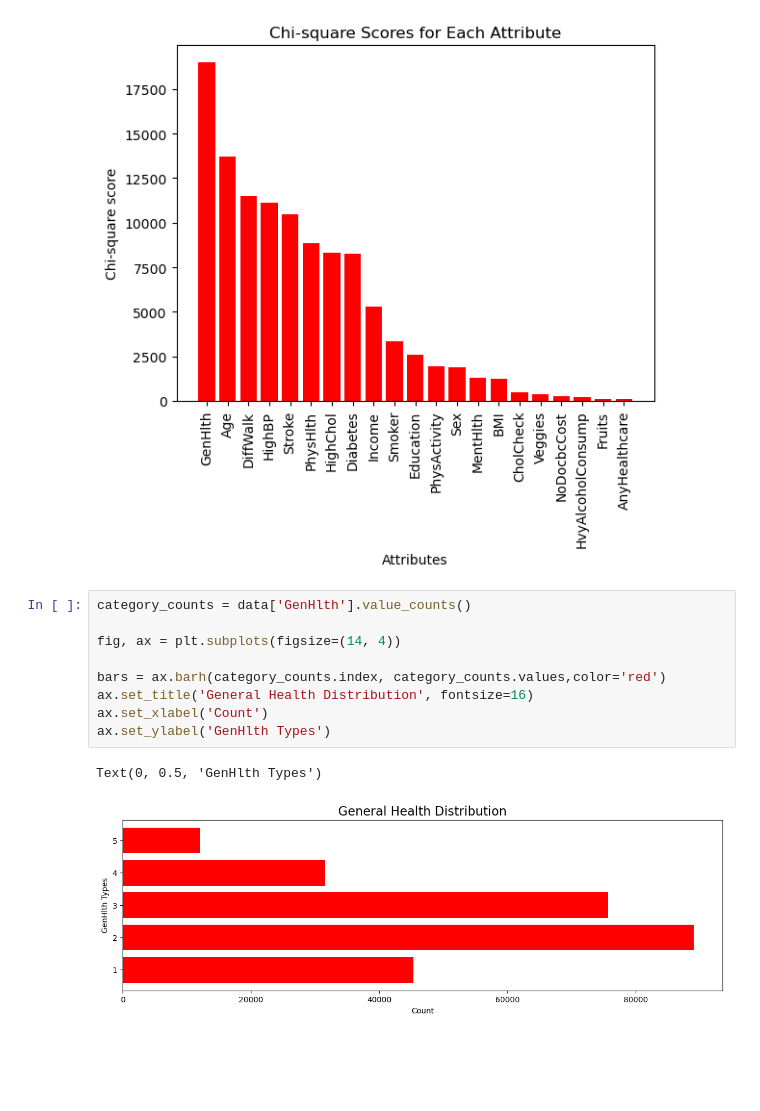
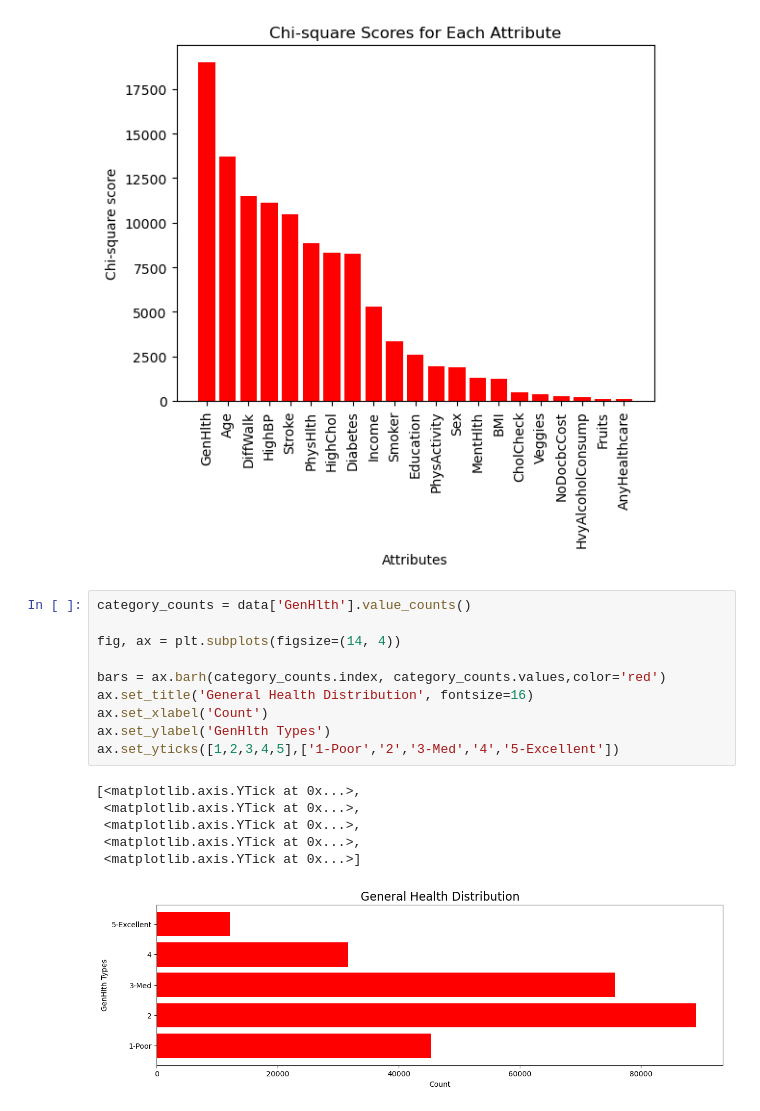
Before and after one commit to StevenDuyVo/Project-4, a Jupyter notebook: heart_disease/heart_disease.ipynb, the cells around one changed output. Drawn from its saved outputs; the diff is of its cells as text; blank space fills up the shorter version.

```diff
--- a/heart_disease/heart_disease.ipynb
+++ b/heart_disease/heart_disease.ipynb
@@ -145,15 +145,20 @@ plt.xticks(rotation=90)
 # %%
 category_counts = data['GenHlth'].value_counts()
 
 fig, ax = plt.subplots(figsize=(14, 4))
 
 bars = ax.barh(category_counts.index, category_counts.values,color='red')
 ax.set_title('General Health Distribution', fontsize=16)
 ax.set_xlabel('Count')
 ax.set_ylabel('GenHlth Types')
+ax.set_yticks([1,2,3,4,5],['1-Poor','2','3-Med','4','5-Excellent'])
 # %% [output]
-Text(0, 0.5, 'GenHlth Types')
+[<matplotlib.axis.YTick at 0x...>,
+ <matplotlib.axis.YTick at 0x...>,
+ <matplotlib.axis.YTick at 0x...>,
+ <matplotlib.axis.YTick at 0x...>,
+ <matplotlib.axis.YTick at 0x...>]
-[figure, old version]
+[figure, new version]
 # %%
 category_counts = data['Age'].value_counts()
 
```
Also changed, not shown: parts of 2 cells of this notebook.
